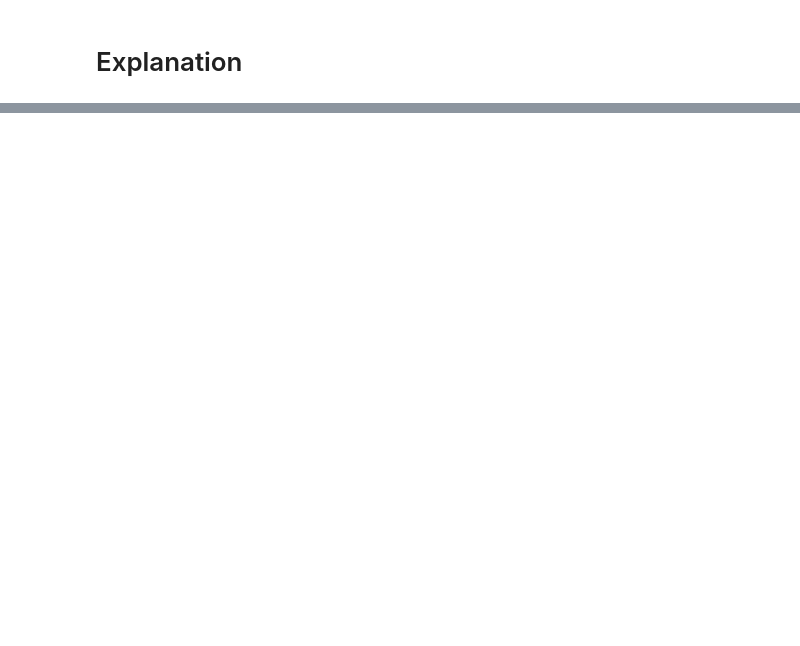
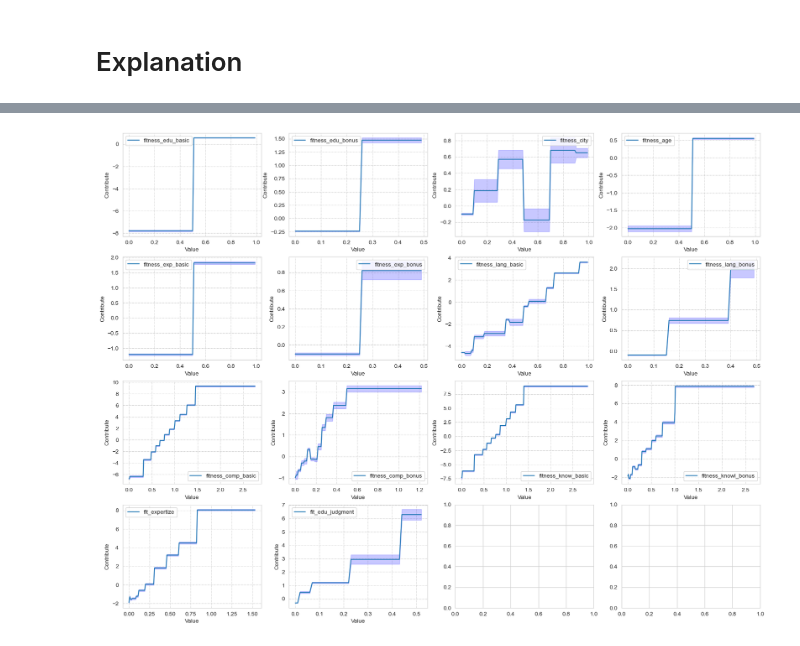
Before and after one commit to jacons/Interpretable-by-design-Human-Recommender, a Jupyter notebook: Models/GlassBox/ebm/EBMRegressor.ipynb, the cells around one changed output, grey strips where cells are left out. Cells and saved outputs as stored; diff of their text form; code cells hidden in the pictures; blank space fills up the shorter version.

```diff
--- a/Models/GlassBox/ebm/EBMRegressor.ipynb
+++ b/Models/GlassBox/ebm/EBMRegressor.ipynb
@@ -51,12 +91,15 @@ best_model
+# %%
+list_ = gs.show_piecewise_functions(best_model)
 # %%
-f, axs = plt.subplots(ncols=3,nrows=4,figsize=(20,15))
-
+f, axs = plt.subplots(ncols=4,nrows=4,figsize=(20,15))
 for i, feature in enumerate(best_model.feature_names):
 
-    x,y = gs.explanation(best_model, i)
-    axs[int(i/3)][i%3].set_xlabel("Value")
-    axs[int(i/3)][i%3].set_ylabel("Contribute")
-    axs[int(i/3)][i%3].grid()
-    axs[int(i/3)][i%3].plot(x,y, label=feature, color="#a74e25")
-    axs[int(i/3)][i%3].legend()
-plt.show(   )
+    sns.lineplot(x="x",y="y",data=list_[i], label=feature, ax=axs[int(i/4)][i%4])
+    axs[int(i/4)][i%4].fill_between(list_[i]['x'], list_[i]['lower'], list_[i]['upper'], color='#4B4BFF', alpha=0.3)
+    axs[int(i/4)][i%4].grid(color='grey', linestyle='-.', linewidth=0.5, alpha=0.5)
+    axs[int(i/4)][i%4].set_xlabel("Value")
+    axs[int(i/4)][i%4].set_ylabel("Contribute")
+    axs[int(i/4)][i%4].legend()
+plt.show()
+# %% [output]
+[figure, added]
```
Also changed, not shown: parts of 8 cells of this notebook, 20 other files.
